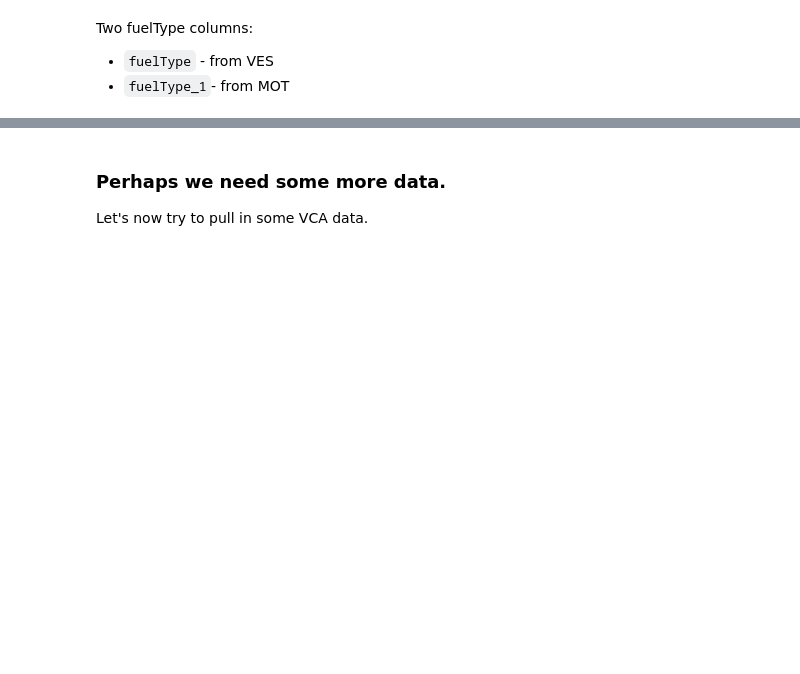
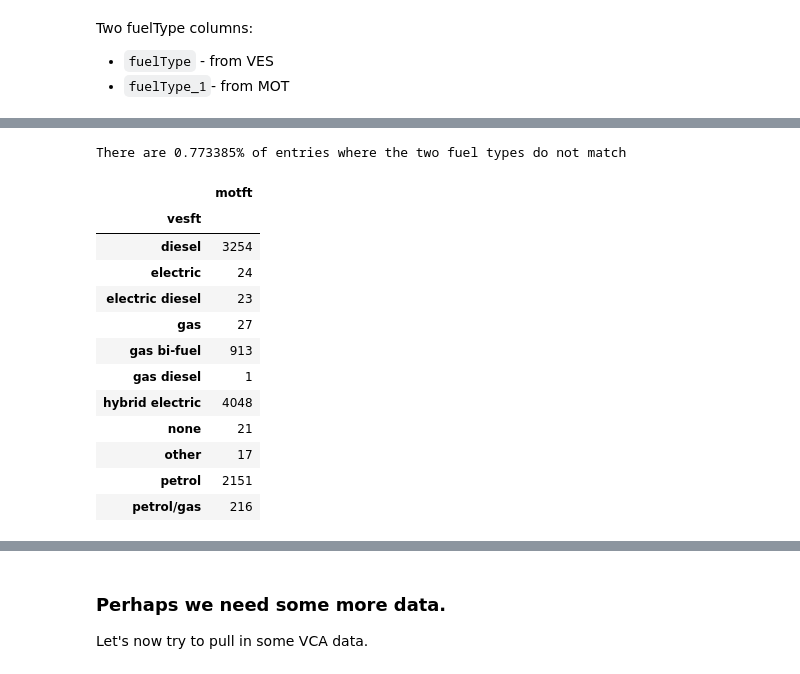
Before and after one commit to New-AutoMotive/BN_vehicle_data_experiments, a Jupyter notebook: 6) VES meet MOT.ipynb, the cells around one changed output, grey strips where cells are left out. Saved outputs shown, nothing was run; the diff lists cells and outputs as text; code cells hidden in the pictures; blank space fills up the shorter version.

```diff
--- a/6) VES meet MOT.ipynb
+++ b/6) VES meet MOT.ipynb
@@ -318,0 +417,20 @@ df.vesft[df['motft'] == 'diesel'].sum()
+# %%
+print("There are {:%} of entries where the two fuel types do not match".format(len(non_matches)/len(df)))
+# %% [output]
+There are 0.773385% of entries where the two fuel types do not match
+# %%
+non_matches[['vesft', 'motft']].groupby('vesft').count()
+# %% [output]
+|  | motft |
+| vesft |  |
+| diesel | 3254 |
+| electric | 24 |
+| electric diesel | 23 |
+| gas | 27 |
+| gas bi-fuel | 913 |
+| gas diesel | 1 |
+| hybrid electric | 4048 |
+| none | 21 |
+| other | 17 |
+| petrol | 2151 |
+| petrol/gas | 216 |
```
Also changed, not shown: parts of 34 cells of this notebook, 2 other files.
